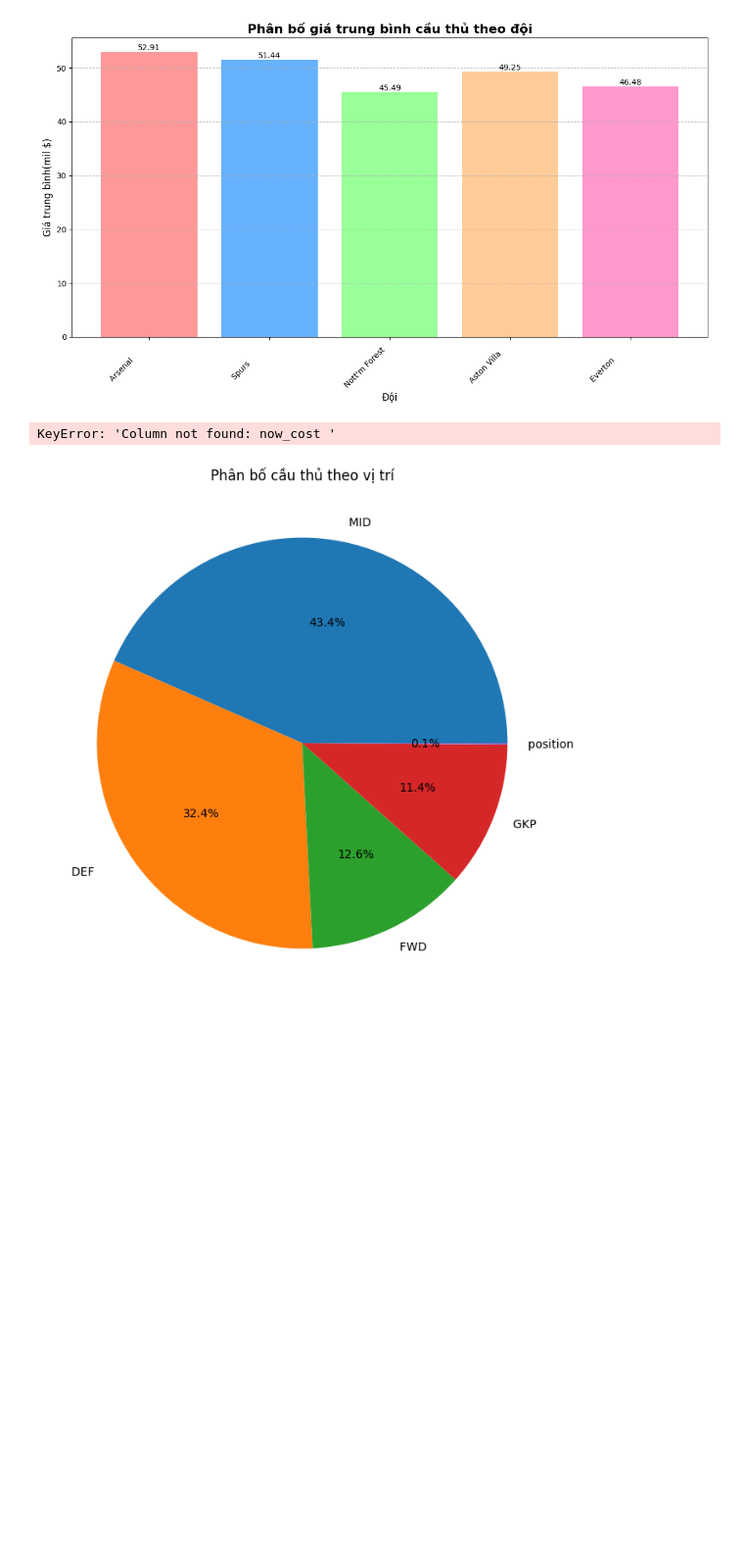
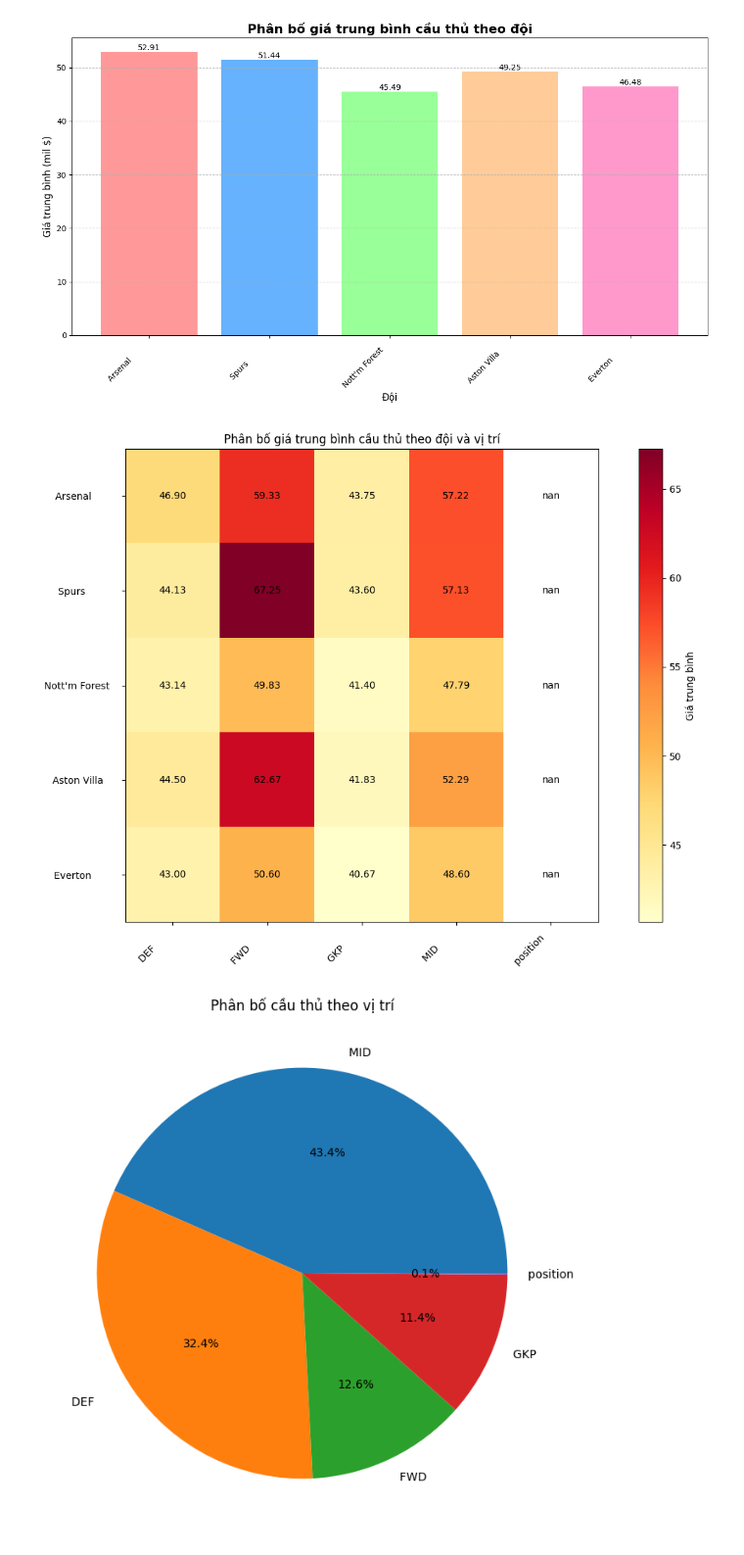
Before and after one commit to GodOfClown2k8/Khoi-CSA02, a Jupyter notebook: SPCK/bt.ipynb, the cells around one changed output. Shown: that part at 98% size. Drawn from its saved outputs; the diff is of its cells as text; code cells hidden in the pictures; blank space fills up the shorter version.

```diff
--- a/SPCK/bt.ipynb
+++ b/SPCK/bt.ipynb
@@ -224,26 +237,38 @@ Index(['id  ', 'name                                ', 'now_cost ',
 # %% [markdown]
 ## Phân bố giá trung bình cầu thủ theo đội
 # %%
+import pandas as pd
+import matplotlib.pyplot as plt
+data3 = pd.read_csv('players.csv')
+# Giả sử 'data3' là DataFrame đã được định nghĩa và đã xử lý
 
-data['now_cost '] = pd.to_numeric(data['now_cost '], errors='coerce')
+# Loại bỏ khoảng trắng trong tên cột
+data3.columns = data3.columns.str.strip()
 
-team_cost_stats = data.groupby('team')['now_cost '].mean().reset_index()
+# Chuyển đổi cột 'now_cost' sang kiểu số, bỏ qua các giá trị không hợp lệ
+data3['now_cost'] = pd.to_numeric(data3['now_cost'], errors='coerce')
 
+# Tính giá trung bình của 'now_cost' theo từng đội
+team_cost_stats = data3.groupby('team')['now_cost'].mean().reset_index()
+
+# Lấy mẫu ngẫu nhiên 5 đội
 random_teams_cost = team_cost_stats.sample(n=5, random_state=42)
 
-if 'now_cost ' in data.columns:
+# Kiểm tra xem cột 'now_cost' có trong DataFrame không
+if 'now_cost' in data3.columns:
     plt.figure(figsize=(12, 7))
 
     colors = ['#FF9999', '#66B2FF', '#99FF99', '#FFCC99', '#FF99CC']
 
-    bars = plt.bar(random_teams_cost['team'], random_teams_cost['now_cost '], color=colors)
+    bars = plt.bar(random_teams_cost['team'], random_teams_cost['now_cost'], color=colors)
 
     plt.title('Phân bố giá trung bình cầu thủ theo đội', fontsize=16, fontweight='bold')
     plt.xlabel('Đội', fontsize=12)
-    plt.ylabel('Giá trung bình(mil $)', fontsize=12)
+    plt.ylabel('Giá trung bình (mil $)', fontsize=12)
 
     plt.xticks(rotation=45, ha='right')
 
+    # Thêm nhãn cho các cột
     for bar in bars:
         height = bar.get_height()
         plt.text(bar.get_x() + bar.get_width()/2., height,
@@ -255,40 +280,46 @@ if 'now_cost ' in data.columns:
     plt.tight_layout()
     plt.show()
 else:
-    print("Không có cột 'now_cost ' trong dataset")
+    print("Không có cột 'now_cost' trong dataset")
 # %% [output]
 [figure]
 # %%
+import pandas as pd
+import matplotlib.pyplot as plt
+import numpy as np
 
+# Loại bỏ khoảng trắng trong tên cột
+data3.columns = data3.columns.str.strip()
 
-data['now_cost '] = pd.to_numeric(data['now_cost '], errors='coerce')
-
-data.columns = data.columns.str.strip()
+# Chuyển đổi cột 'now_cost' sang kiểu số, bỏ qua các giá trị không hợp lệ
+data3['now_cost'] = pd.to_numeric(data3['now_cost'], errors='coerce')
 
 # Tính toán giá trung bình cho mỗi đội và vị trí
-team_position_cost = data.groupby(['team', 'position'])['now_cost '].mean().unstack()
+team_position_cost = data3.groupby(['team', 'position'])['now_cost'].mean().unstack()
 
+# Lấy mẫu ngẫu nhiên 5 đội
 random_teams = team_position_cost.sample(n=5, random_state=42)
 
+# Vẽ biểu đồ nhiệt
 plt.figure(figsize=(12, 8))
 im = plt.imshow(random_teams, cmap='YlOrRd')
 
 plt.colorbar(im, label="Giá trung bình")
 
 plt.xticks(np.arange(len(random_teams.columns)), random_teams.columns, rotation=45, ha="right")
 plt.yticks(np.arange(len(random_teams.index)), random_teams.index)
 
 # Thêm giá trị vào mỗi ô
 for i in range(len(random_teams.index)):
     for j in range(len(random_teams.columns)):
         plt.text(j, i, f"{random_teams.iloc[i, j]:.2f}",
                  ha="center", va="center", color="black")
 
 plt.title("Phân bố giá trung bình cầu thủ theo đội và vị trí")
 plt.tight_layout()
 plt.show()
 # %% [output]
-KeyError: 'Column not found: now_cost '
+[figure, added]
 # %%
 if 'position ' in data.columns:
     position_counts = data['position '].value_counts()
```
Also changed, not shown: parts of 10 cells of this notebook, 1 other file.
